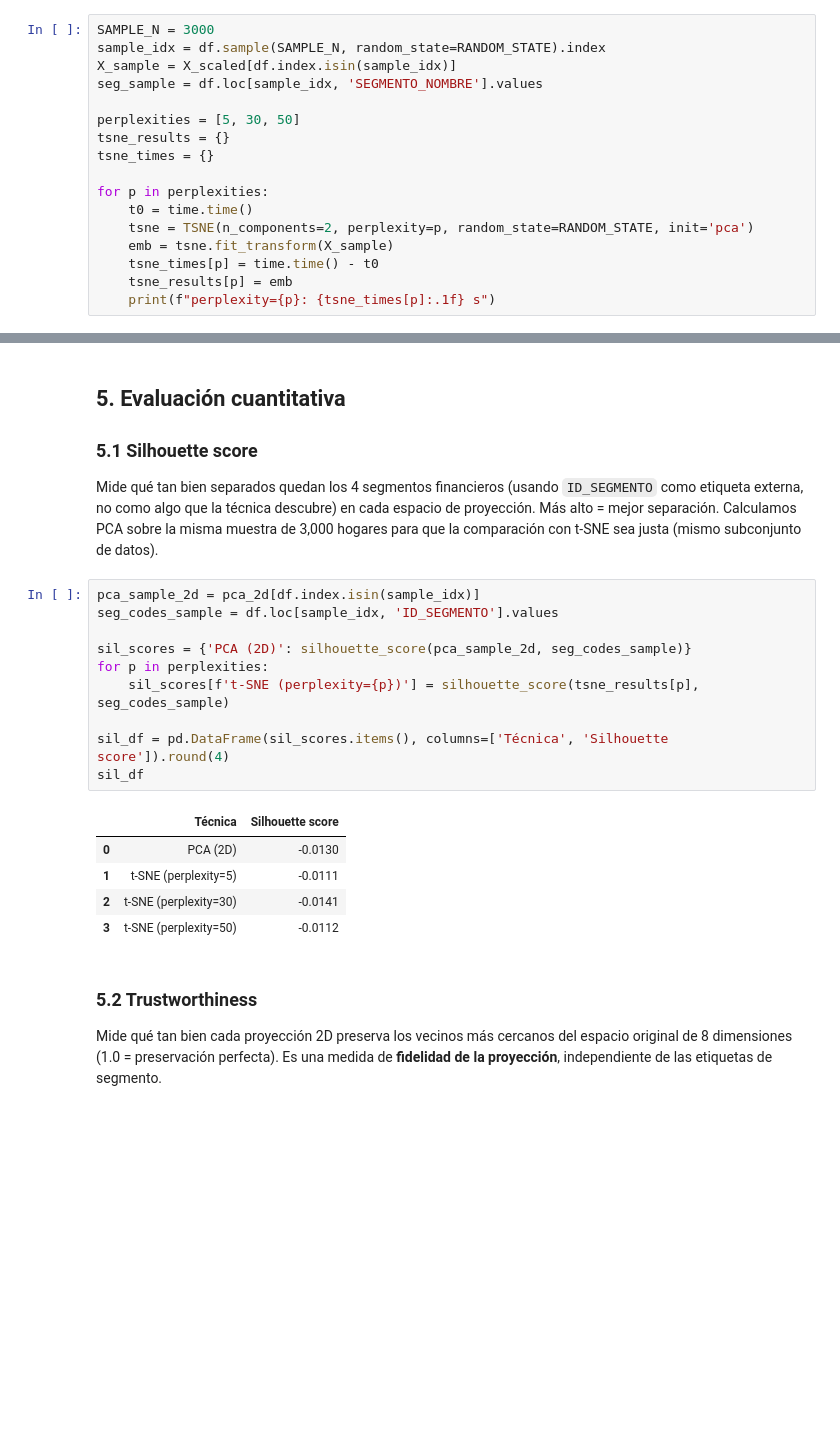
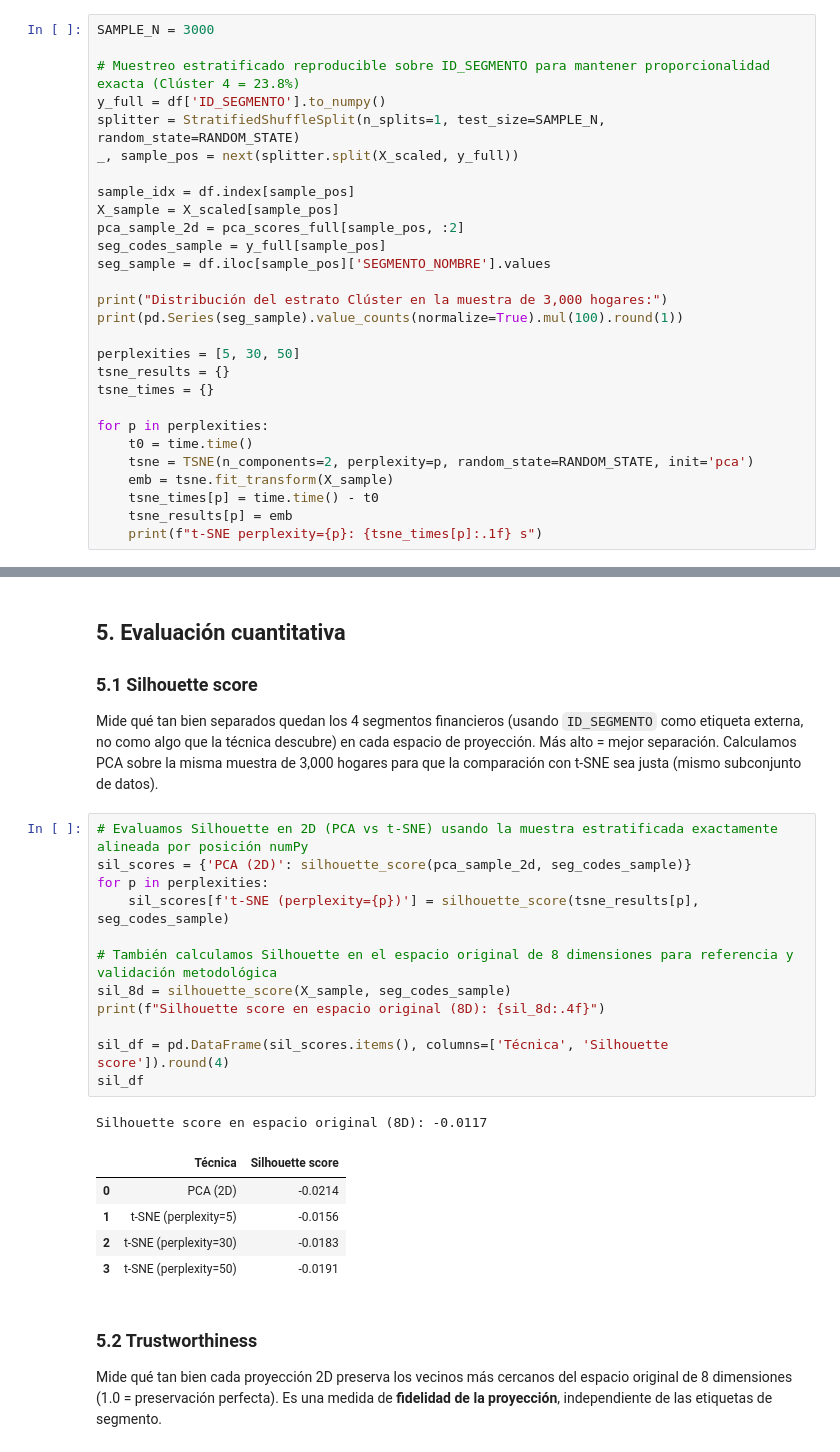
Before and after one commit to YuhiTTo/GRUPO5-DATAVISUALIZATION, a Jupyter notebook: notebooks/04_componente_avanzado_pca_tsne.ipynb, the cells around one changed output, grey strips where cells are left out. Saved outputs shown, nothing was run; the diff lists cells and outputs as text; blank space fills up the shorter version.

```diff
--- a/notebooks/04_componente_avanzado_pca_tsne.ipynb
+++ b/notebooks/04_componente_avanzado_pca_tsne.ipynb
@@ -201,9 +197,20 @@ Probamos 3 valores de `perplexity` (5, 30, 50) para ver qué tan sensible es el
 hiperparámetro — eso es directamente relevante para el criterio de **reproducibilidad**.
 # %%
 SAMPLE_N = 3000
-sample_idx = df.sample(SAMPLE_N, random_state=RANDOM_STATE).index
-X_sample = X_scaled[df.index.isin(sample_idx)]
-seg_sample = df.loc[sample_idx, 'SEGMENTO_NOMBRE'].values
+
+# Muestreo estratificado reproducible sobre ID_SEGMENTO para mantener proporcionalidad exacta (Clúster 4 = 23.8%)
+y_full = df['ID_SEGMENTO'].to_numpy()
+splitter = StratifiedShuffleSplit(n_splits=1, test_size=SAMPLE_N, random_state=RANDOM_STATE)
+_, sample_pos = next(splitter.split(X_scaled, y_full))
+
+sample_idx = df.index[sample_pos]
+X_sample = X_scaled[sample_pos]
+pca_sample_2d = pca_scores_full[sample_pos, :2]
+seg_codes_sample = y_full[sample_pos]
+seg_sample = df.iloc[sample_pos]['SEGMENTO_NOMBRE'].values
+
+print("Distribución del estrato Clúster en la muestra de 3,000 hogares:")
+print(pd.Series(seg_sample).value_counts(normalize=True).mul(100).round(1))
 
 perplexities = [5, 30, 50]
 tsne_results = {}
@@ -215,5 +222,5 @@ for p in perplexities:
     emb = tsne.fit_transform(X_sample)
     tsne_times[p] = time.time() - t0
     tsne_results[p] = emb
-    print(f"perplexity={p}: {tsne_times[p]:.1f} s")
+    print(f"t-SNE perplexity={p}: {tsne_times[p]:.1f} s")
 # %% [output]
@@ -244,21 +255,24 @@ externa, no como algo que la técnica descubre) en cada espacio de proyección.
 Calculamos PCA sobre la misma muestra de 3,000 hogares para que la comparación con t-SNE sea justa (mismo
 subconjunto de datos).
 # %%
-pca_sample_2d = pca_2d[df.index.isin(sample_idx)]
-seg_codes_sample = df.loc[sample_idx, 'ID_SEGMENTO'].values
-
+# Evaluamos Silhouette en 2D (PCA vs t-SNE) usando la muestra estratificada exactamente alineada por posición numPy
 sil_scores = {'PCA (2D)': silhouette_score(pca_sample_2d, seg_codes_sample)}
 for p in perplexities:
     sil_scores[f't-SNE (perplexity={p})'] = silhouette_score(tsne_results[p], seg_codes_sample)
 
+# También calculamos Silhouette en el espacio original de 8 dimensiones para referencia y validación metodológica
+sil_8d = silhouette_score(X_sample, seg_codes_sample)
+print(f"Silhouette score en espacio original (8D): {sil_8d:.4f}")
+
 sil_df = pd.DataFrame(sil_scores.items(), columns=['Técnica', 'Silhouette score']).round(4)
 sil_df
 # %% [output]
+Silhouette score en espacio original (8D): -0.0117
 |  | Técnica | Silhouette score |
-| 0 | PCA (2D) | -0.0130 |
-| 1 | t-SNE (perplexity=5) | -0.0111 |
-| 2 | t-SNE (perplexity=30) | -0.0141 |
-| 3 | t-SNE (perplexity=50) | -0.0112 |
+| 0 | PCA (2D) | -0.0214 |
+| 1 | t-SNE (perplexity=5) | -0.0156 |
+| 2 | t-SNE (perplexity=30) | -0.0183 |
+| 3 | t-SNE (perplexity=50) | -0.0191 |
 # %% [markdown]
 ### 5.2 Trustworthiness
 
```
Also changed, not shown: parts of 11 cells of this notebook, 7 other files.
